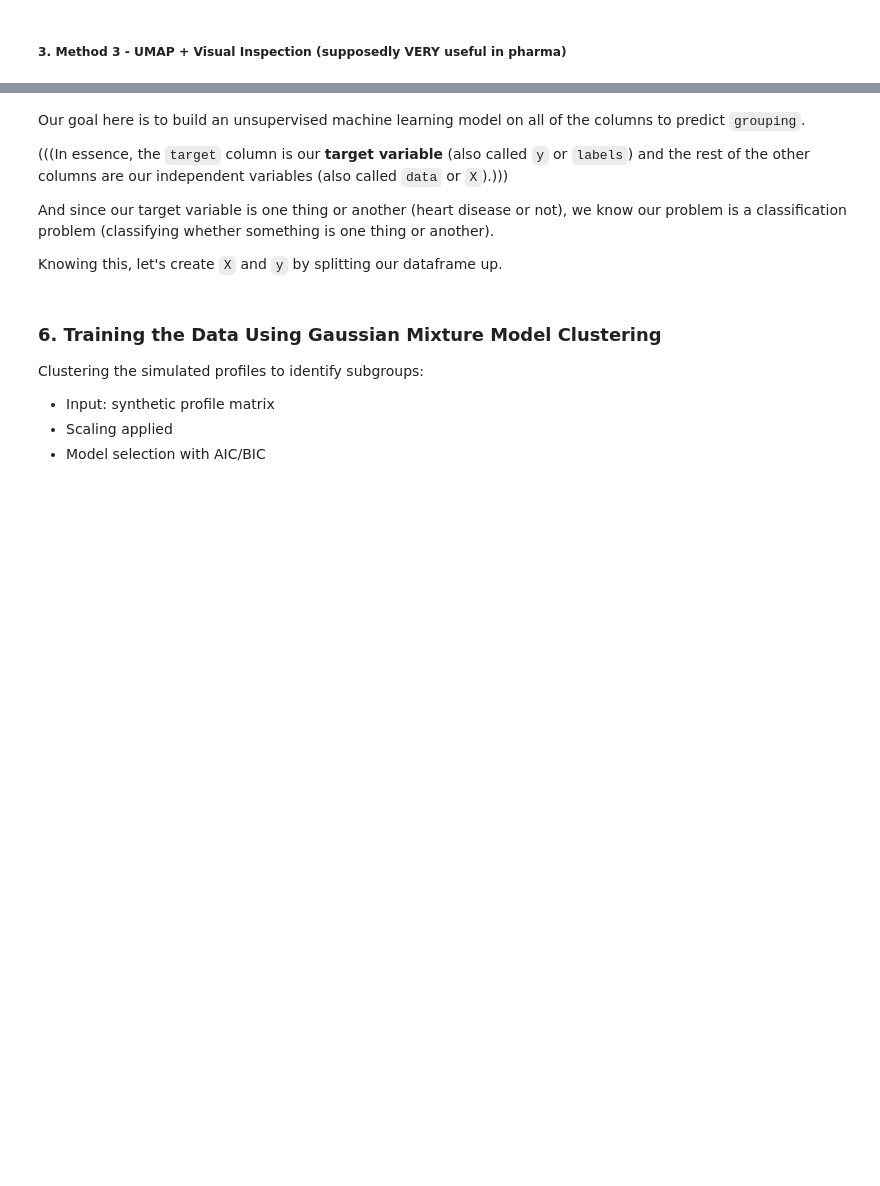
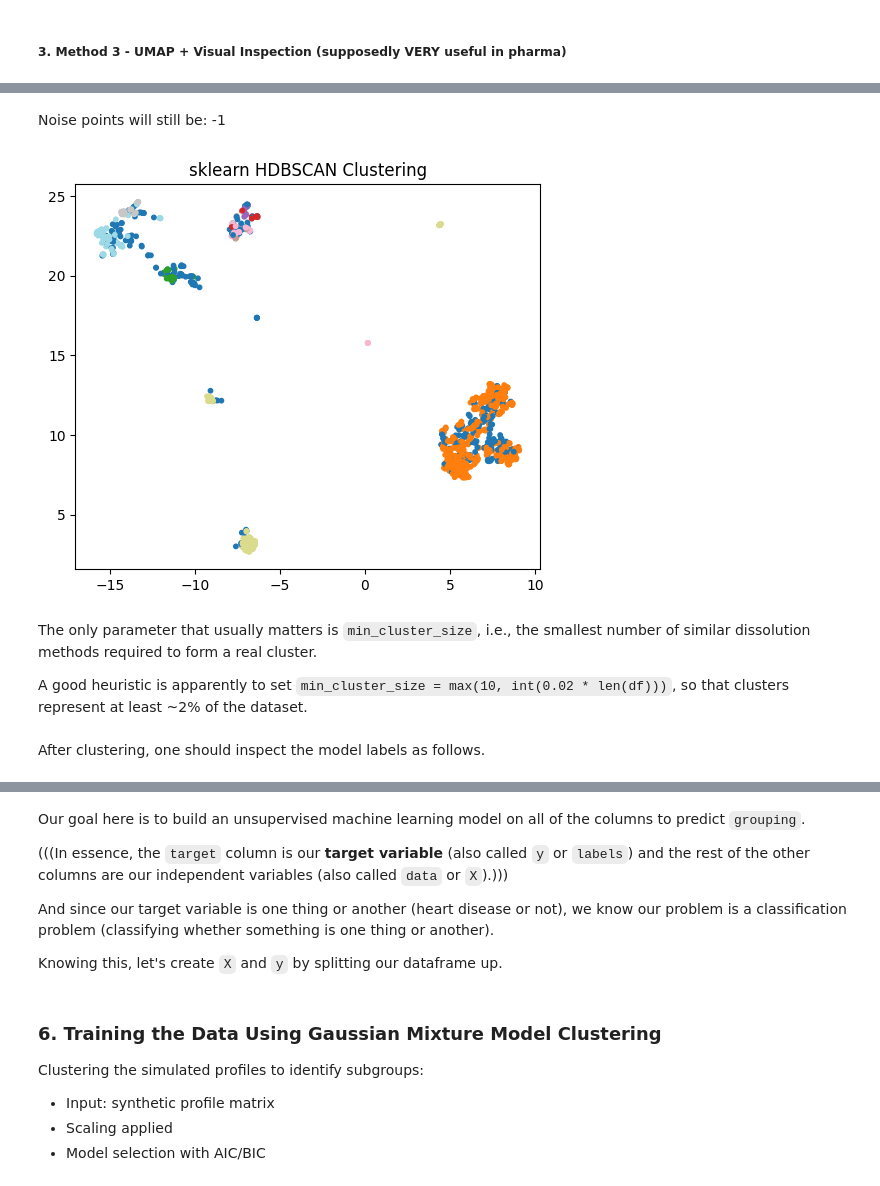
Before and after one commit to J-Dupin/Dissolution_Test_Behavior_Modeling_ML_Project, a Jupyter notebook: dissolution_stability_ml_gmm_project.ipynb, the cells around one changed output, grey strips where cells are left out. Drawn from its saved outputs; the diff is of its cells as text; code cells hidden in the pictures; blank space fills up the shorter version.

```diff
--- a/dissolution_stability_ml_gmm_project.ipynb
+++ b/dissolution_stability_ml_gmm_project.ipynb
@@ -1364,0 +1602,8 @@ plt.show()
+# %%
+clusterer = HDBSCAN(
+    min_cluster_size=15,
+    min_samples=5,
+    metric="euclidean"
+)
+
+labels = clusterer.fit_predict(X)
@@ -1364,0 +1612,20 @@ plt.show()
+# %% [markdown]
+Noise points will still be: -1
+# %%
+import umap.umap_ as umap
+import matplotlib.pyplot as plt
+
+embedding = umap.UMAP(random_state=42).fit_transform(X)
+
+plt.figure(figsize=(6,5))
+plt.scatter(embedding[:,0], embedding[:,1], c=labels, cmap="tab20", s=10)
+plt.title("sklearn HDBSCAN Clustering")
+plt.show()
+# %% [output]
+[figure, added]
+# %% [markdown]
+The only parameter that usually matters is `min_cluster_size`, i.e., the smallest number of similar dissolution methods required to form a real cluster.
+
+A good heuristic is apparently to set `min_cluster_size = max(10, int(0.02 * len(df)))`, so that clusters represent at least ~2% of the dataset.
+# %% [markdown]
+After clustering, one should inspect the model labels as follows.
```
Also changed, not shown: parts of 32 cells of this notebook.
